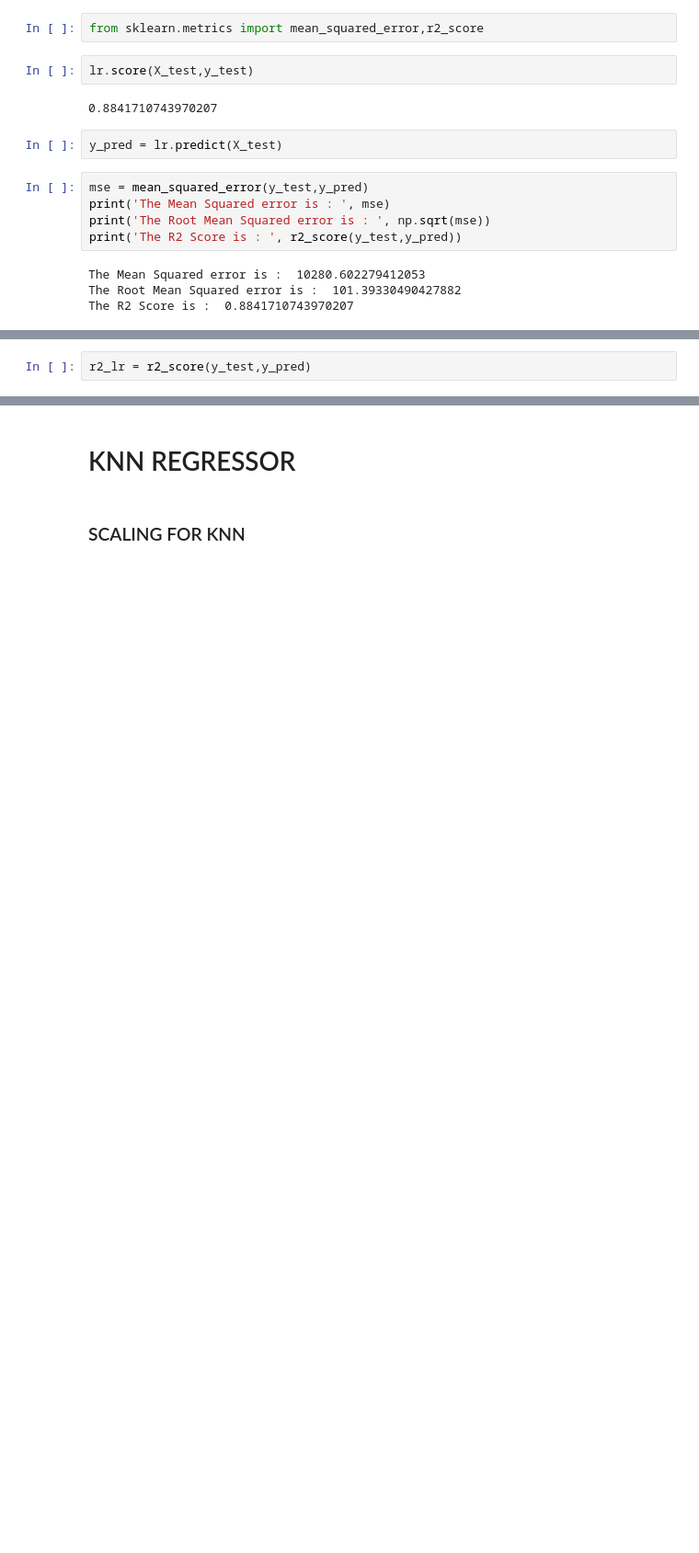
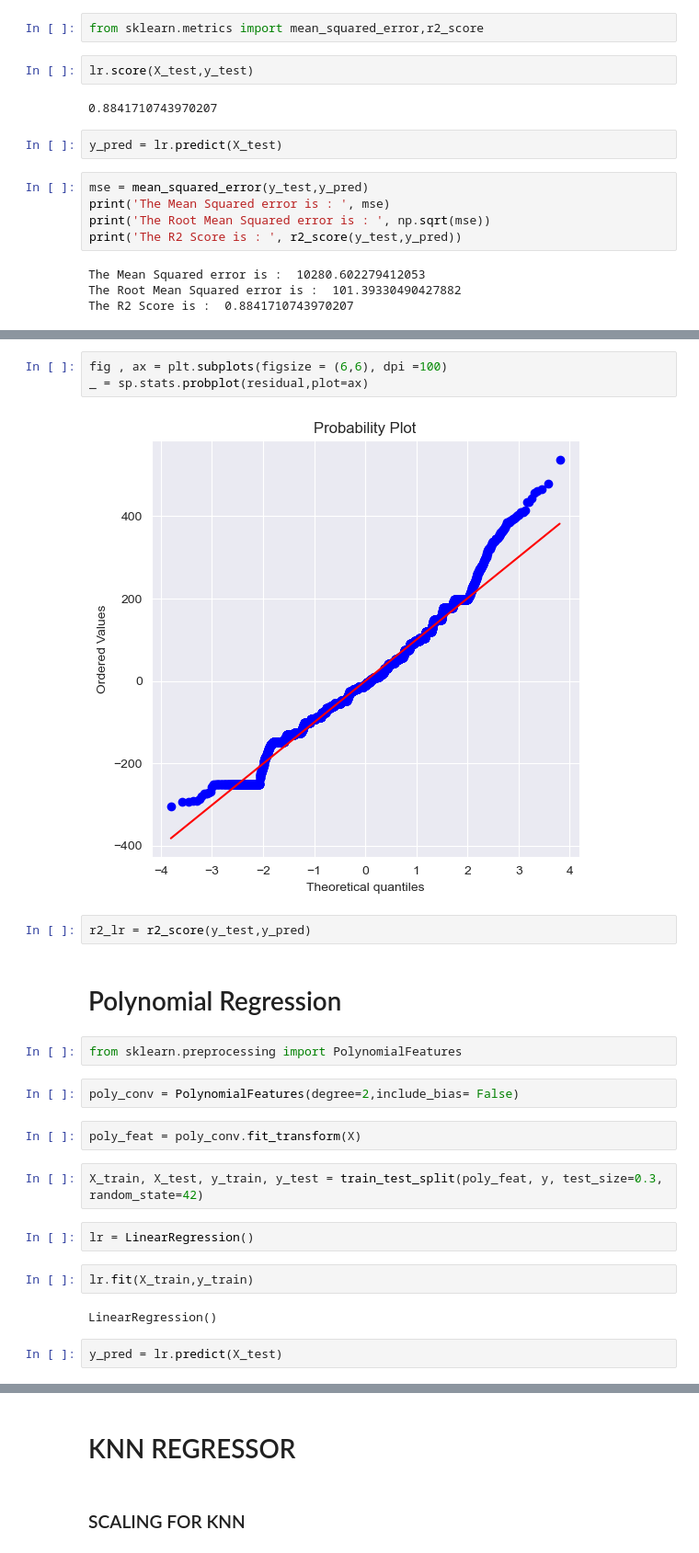
Before and after one commit to shobhit020/Used-Bike-Price-Dataset, a Jupyter notebook: Used bikes dataset/USED BIKE PRICE.ipynb, the cells around one changed output, grey strips where cells are left out. Shown at 92% size. Saved outputs shown, nothing was run; the diff lists cells and outputs as text; blank space fills up the shorter version.

```diff
--- a/Used bikes dataset/USED BIKE PRICE.ipynb
+++ b/Used bikes dataset/USED BIKE PRICE.ipynb
@@ -316,2 +333,25 @@ The R2 Score is :  0.8841710743970207
+# %%
+fig , ax = plt.subplots(figsize = (6,6), dpi =100)
+_ = sp.stats.probplot(residual,plot=ax)
+# %% [output]
+[figure, added]
 # %%
 r2_lr = r2_score(y_test,y_pred)
+# %% [markdown]
+# Polynomial Regression
+# %%
+from sklearn.preprocessing import PolynomialFeatures
+# %%
+poly_conv = PolynomialFeatures(degree=2,include_bias= False)
+# %%
+poly_feat = poly_conv.fit_transform(X)
+# %%
+X_train, X_test, y_train, y_test = train_test_split(poly_feat, y, test_size=0.3, random_state=42)
+# %%
+lr = LinearRegression()
+# %%
+lr.fit(X_train,y_train)
+# %% [output]
+LinearRegression()
+# %%
+y_pred = lr.predict(X_test)
```
Also changed, not shown: parts of 82 cells of this notebook.
